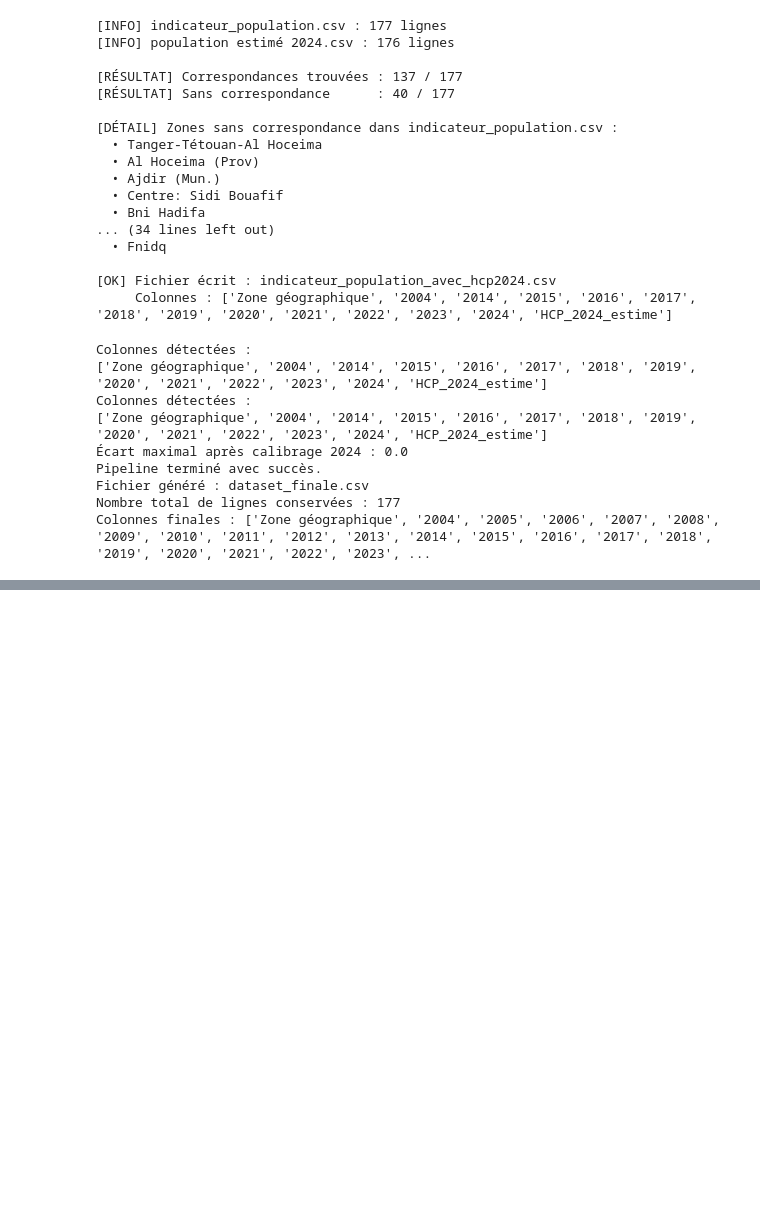
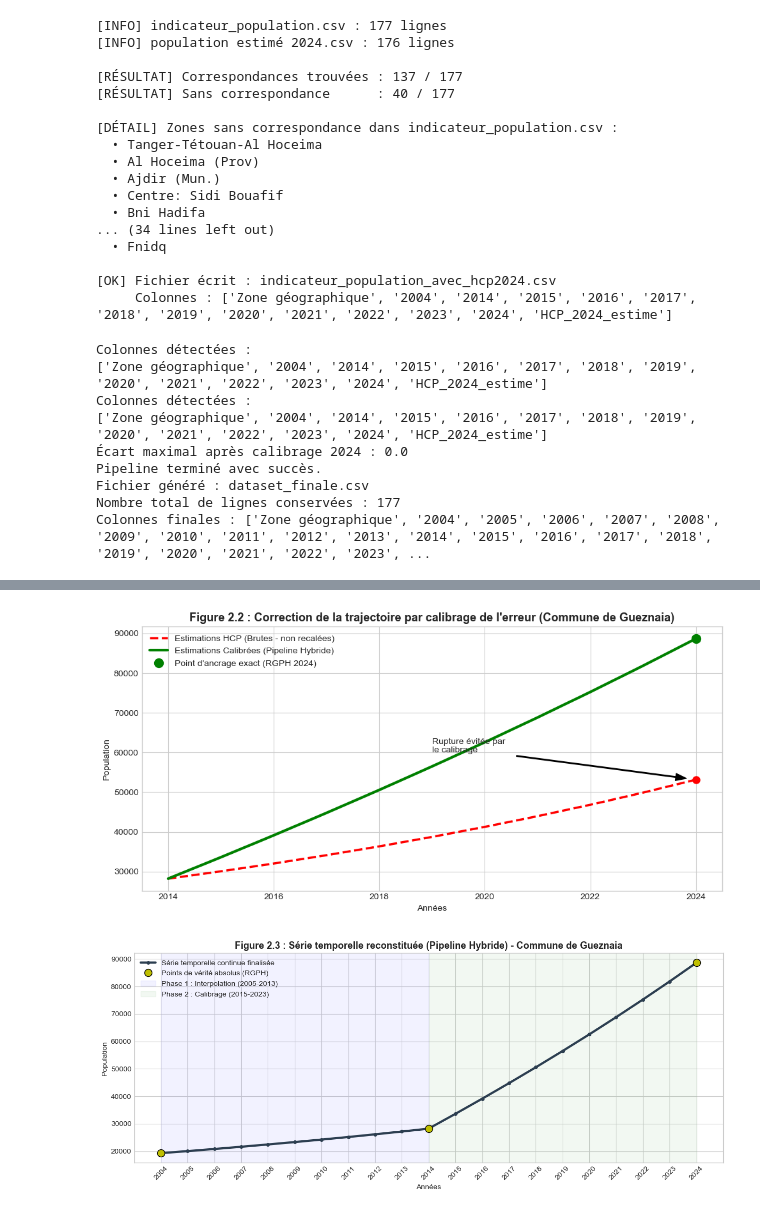
Before and after one commit to mouadafylal77/Modele-de-projection-de-population-au-region-TTA-au-Maroc, a Jupyter notebook: Data cleaning & EDA .ipynb, the cells around one changed output, grey strips where cells are left out. Saved outputs shown, nothing was run; the diff lists cells and outputs as text; code cells hidden in the pictures; blank space fills up the shorter version.

```diff
--- a/Data cleaning & EDA .ipynb
+++ b/Data cleaning & EDA .ipynb
@@ -2075,0 +1296,70 @@ Colonnes finales : ['Zone géographique', '2004', '2005', '2006', '2007', '2008'
+# %%
+import pandas as pd
+import numpy as np
+import matplotlib.pyplot as plt
+
+# --- SIMULATION DU PIPELINE POUR LA COMMUNE DE GUEZNAIA ---
+# Remplacez ces valeurs par les vraies données de Gueznaia issues de votre fichier
+annees = np.arange(2004, 2025)
+
+# 1. Données réelles (RGPH)
+p2004 = 19284  # Exemple Gueznaia 2004
+p2014 = 28217  # Exemple Gueznaia 2014
+p2024_reel = 88676 # RGPH 2024
+
+# 2. Phase 1 : Interpolation Géométrique (2004-2014)
+tcam_04_14 = (p2014 / p2004)**(1/10) - 1
+pop_2004_2014 = [p2004 * (1 + tcam_04_14)**(t - 2004) for t in range(2004, 2015)]
+
+# 3. Estimations HCP Brutes (Simulées pour la démonstration - remplacez par vos data)
+# On suppose que le HCP continuait sur une trajectoire plus lente (vers ~53k)
+tcam_hcp = (53154 / p2014)**(1/10) - 1
+hcp_brute_2015_2024 = [p2014 * (1 + tcam_hcp)**(t - 2014) for t in range(2015, 2025)]
+
+# 4. Phase 2 : Calibrage (Distribution de l'erreur)
+erreur_2024 = p2024_reel - hcp_brute_2015_2024[-1]
+# Redistribution proportionnelle de l'erreur de 2015 (poids=1/10) à 2024 (poids=10/10)
+hcp_calibree_2015_2024 = [hcp_brute_2015_2024[i] + erreur_2024 * ((i+1)/10) for i in range(10)]
+
+# --- CREATION DE LA FIGURE 2.2 (Utilité du Calibrage) ---
+plt.figure(figsize=(10, 5))
+plt.style.use('seaborn-v0_8-whitegrid')
+annees_decennie_2 = np.arange(2014, 2025)
+plt.plot(annees_decennie_2, [p2014] + hcp_brute_2015_2024, 'r--', linewidth=2.5, label="Estimations HCP (Brutes - non recalées)")
+plt.plot(annees_decennie_2, [p2014] + hcp_calibree_2015_2024, 'g-', linewidth=3, label="Estimations Calibrées (Pipeline Hybride)")
+plt.plot(2024, p2024_reel, 'go', markersize=10, label="Point d'ancrage exact (RGPH 2024)")
+plt.plot(2024, hcp_brute_2015_2024[-1], 'ro', markersize=8)
+
+plt.annotate('Rupture évitée par\nle calibrage', xy=(2024, hcp_brute_2015_2024[-1]), xytext=(2019, 60000),
+             arrowprops=dict(facecolor='black', shrink=0.05, width=1, headwidth=8), fontsize=10)
+
+# AJOUT DU NOM DE LA COMMUNE DANS LE TITRE
+plt.title("Figure 2.2 : Correction de la trajectoire par calibrage de l'erreur (Commune de Gueznaia)", fontsize=13, weight='bold')
+plt.xlabel("Années")
+plt.ylabel("Population")
+plt.legend()
+plt.tight_layout()
+plt.savefig('graphe_calibrage_gueznaia.png', dpi=300) # Changement du nom de fichier
+plt.show()
+
+# --- CREATION DE LA FIGURE 2.3 (Série finale 2004-2024) ---
+plt.figure(figsize=(12, 5))
+serie_finale = pop_2004_2014[:-1] + [p2014] + hcp_calibree_2015_2024[:-1] + [p2024_reel]
+plt.plot(annees, serie_finale, color='#2c3e50', linewidth=3, marker='o', markersize=4, label="Série temporelle continue finalisée")
+plt.plot([2004, 2014, 2024], [p2004, p2014, p2024_reel], 'yo', markersize=10, label="Points de vérité absolus (RGPH)", markeredgecolor='black')
+
+plt.axvspan(2004, 2014, color='blue', alpha=0.05, label="Phase 1 : Interpolation (2005-2013)")
+plt.axvspan(2014, 2024, color='green', alpha=0.05, label="Phase 2 : Calibrage (2015-2023)")
+
+# AJOUT DU NOM DE LA COMMUNE DANS LE TITRE
+plt.title("Figure 2.3 : Série temporelle reconstituée (Pipeline Hybride) - Commune de Gueznaia", fontsize=13, weight='bold')
+plt.xlabel("Années")
+plt.ylabel("Population")
+plt.xticks(annees, rotation=45)
+plt.legend(loc='upper left')
+plt.tight_layout()
+plt.savefig('graphe_serie_finale_gueznaia.png', dpi=300) # Changement du nom de fichier
+plt.show()
+# %% [output]
+[figure, added]
+[figure, added]
```
Also changed, not shown: parts of 6 cells of this notebook.
